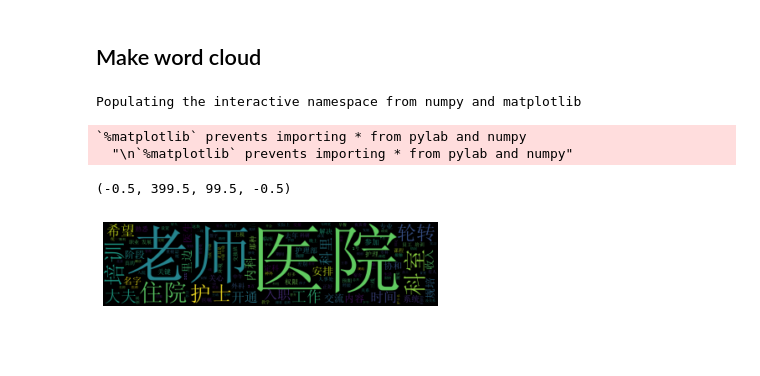
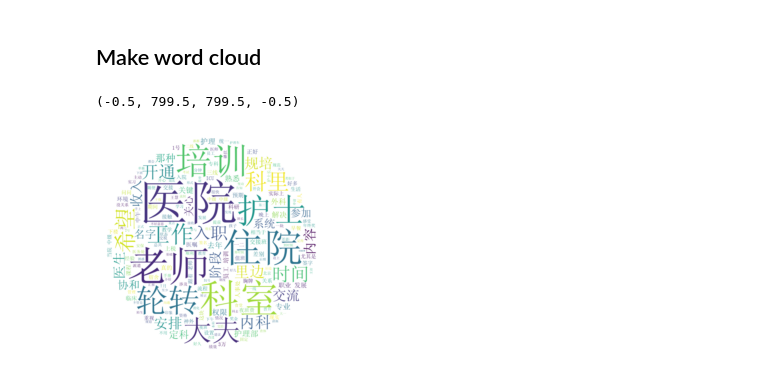
Before and after one commit to yutianc/BinderOne, a Jupyter notebook: 01_worldcloud/分词&彩色词云.ipynb, the cells around one changed output. Cells and saved outputs as stored; diff of their text form; code cells hidden in the pictures; blank space fills up the shorter version.

```diff
--- a/01_worldcloud/分词&彩色词云.ipynb
+++ b/01_worldcloud/分词&彩色词云.ipynb
@@ -56,7 +56,7 @@ text = seg.cut(content)
 
 stopwords = []
 
-with open("stopword.txt", encoding="utf-8") as f:
+with open("data/stopword.txt", encoding="utf-8") as f:
     stopwords = f.read()
 
 new_text = []
@@ -84,17 +84,25 @@ pprint.pprint(counter.most_common(10))
 %matplotlib inline
 # %%
 from wordcloud import WordCloud
-wordcloud = WordCloud(font_path="simsun.ttf"
-                      ,width=400
-                      ,height=100
+import matplotlib.pyplot as plt
+import numpy as np
+
+
+x, y = np.ogrid[:800, :800]
+mask = (x - 400) ** 2 + (y - 400) ** 2 > 390 ** 2
+mask = 255 * mask.astype(int)
+
+
+wordcloud = WordCloud(font_path="data/simsun.ttf"
+                      #,width=400
+                      #,height=100
+                      ,background_color="white"
+                      #,repeat=True
+                      ,mask=mask
                      ).generate(" ".join(new_text))
-%pylab inline
-import matplotlib.pyplot as plt
+#%pylab inline
 plt.imshow(wordcloud, interpolation='bilinear')
 plt.axis("off")
 # %% [output]
-Populating the interactive namespace from numpy and matplotlib
+(-0.5, 799.5, 799.5, -0.5)
-`%matplotlib` prevents importing * from pylab and numpy
-  "\n`%matplotlib` prevents importing * from pylab and numpy"
-(-0.5, 399.5, 99.5, -0.5)
-[figure, old version]
+[figure, new version]
```
Also changed, not shown: parts of 8 cells of this notebook, 11 other files.
